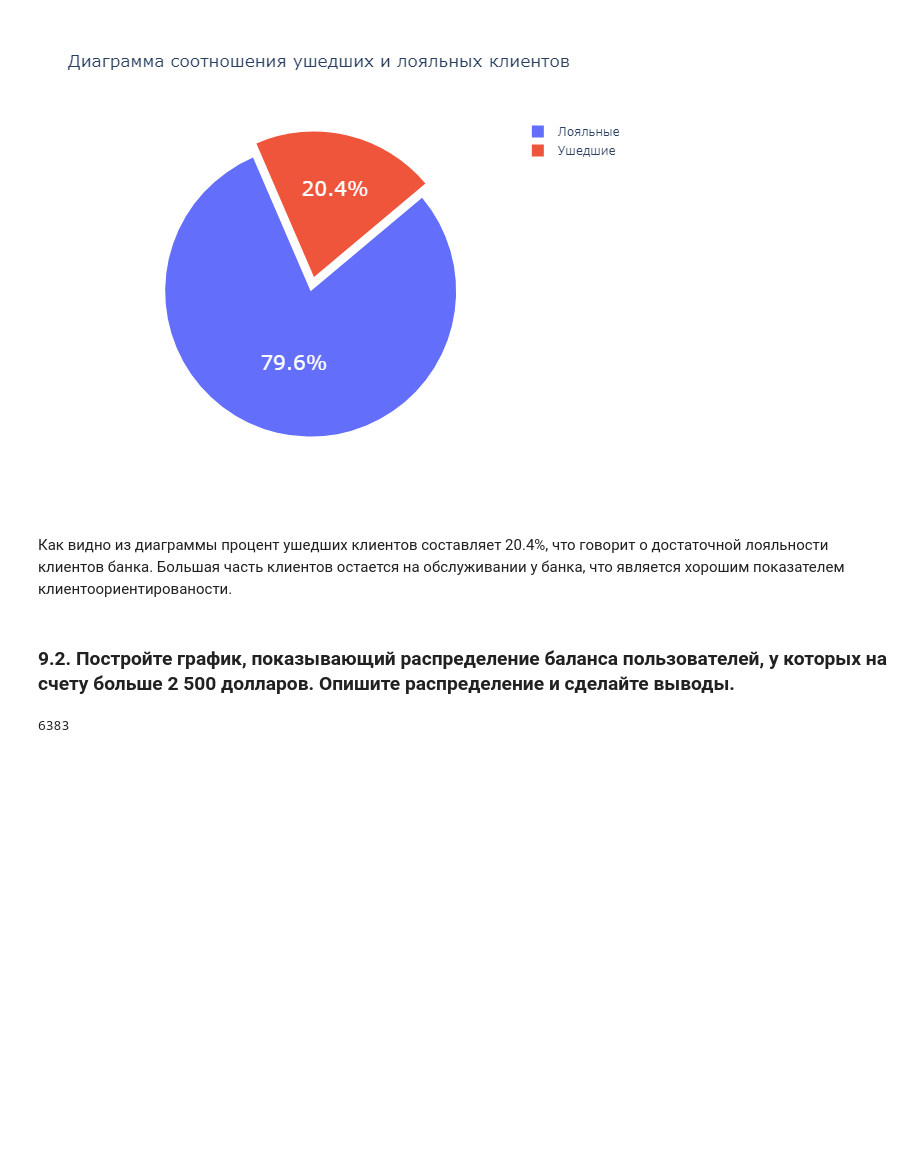
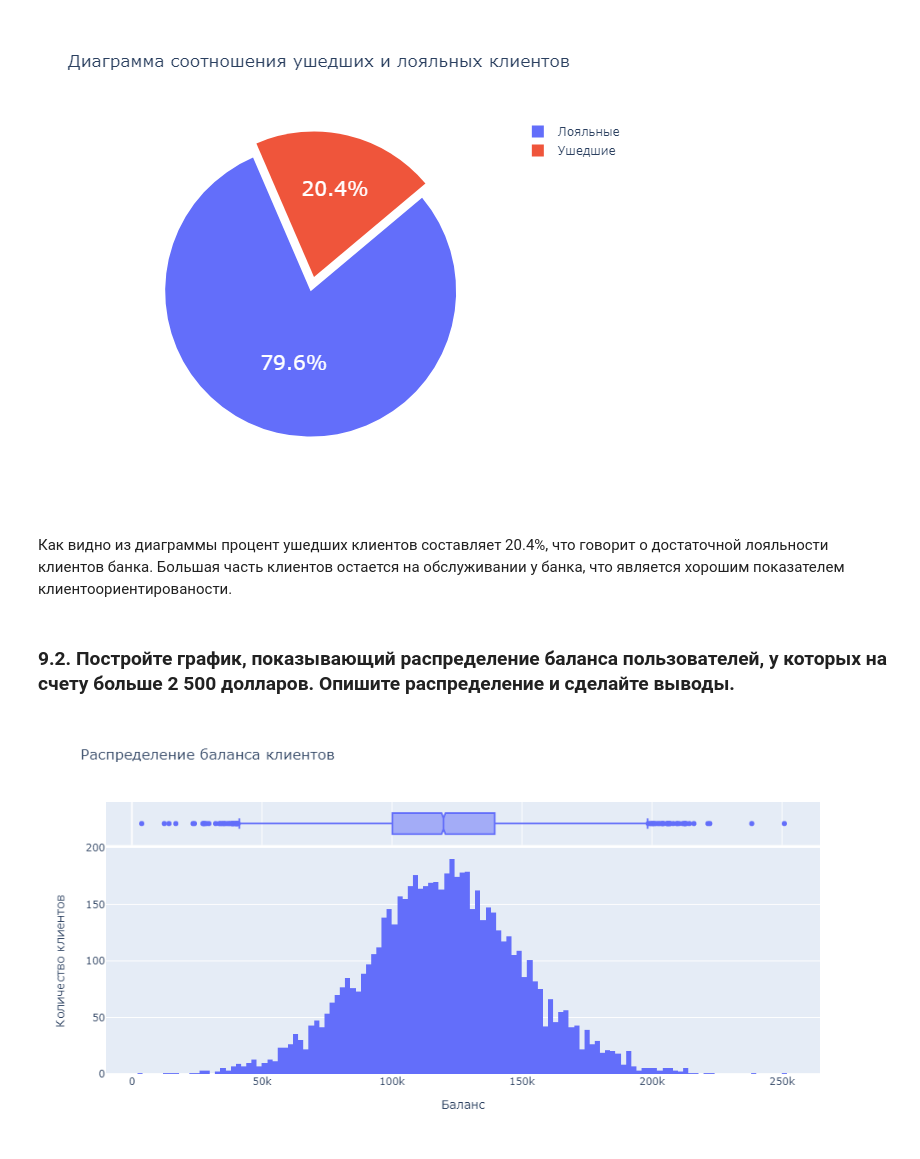
Before and after one commit to banzarkhan/sf_data_science, a Jupyter notebook: hw_1/13.9_hw.ipynb, the cells around one changed output. Saved outputs shown, nothing was run; the diff lists cells and outputs as text; code cells hidden in the pictures; blank space fills up the shorter version.

```diff
--- a/hw_1/13.9_hw.ipynb
+++ b/hw_1/13.9_hw.ipynb
@@ -68,22 +68,20 @@ fig.write_html('temp/13.9.1.html')
 Большая часть клиентов остается на обслуживании у банка, что является хорошим показателем клиентоориентированости.
 # %% [markdown]
 ### 9.2. Постройте график, показывающий распределение баланса пользователей, у которых на счету больше 2 500 долларов. Опишите распределение и сделайте выводы.
-# %%
-scatter_data=churn[churn['Balance']>2500]
-fig = px.scatter_3d(
-    data_frame=scatter_data, #датафрейм
-    x = 'daily_confirmed', #ось абсцисс
-    y = 'daily_deaths', #ось ординат
-    z = 'daily_vaccinations', #ось аппликат
-    color='country', #расцветка в зависимости от страны
-    log_x=True,
-    log_y=True,
-    width=1000,
-    height=700
-)
-
-#отображаем его
-fig.show()
-fig.write_html("plotly/scatter_3d.html")
-# %% [output]
-6383
+# %%
+fig_data=churn[churn['Balance']>2500]
+
+fig = px.histogram(
+    data_frame=fig_data,
+    x='Balance',
+    title='Распределение баланса клиентов',
+    marginal='box', # Построим рядом коробчатую диаграмму для наглядности выбросов
+    labels={'Balance': 'Баланс'},
+    width=1000
+)
+fig.update_layout(xaxis_title="Баланс",
+                  yaxis_title="Количество клиентов",
+                  )
+fig.show('png')
+# %% [output]
+[figure, added]
```
Also changed, not shown: parts of 11 cells of this notebook, 6 other files.
